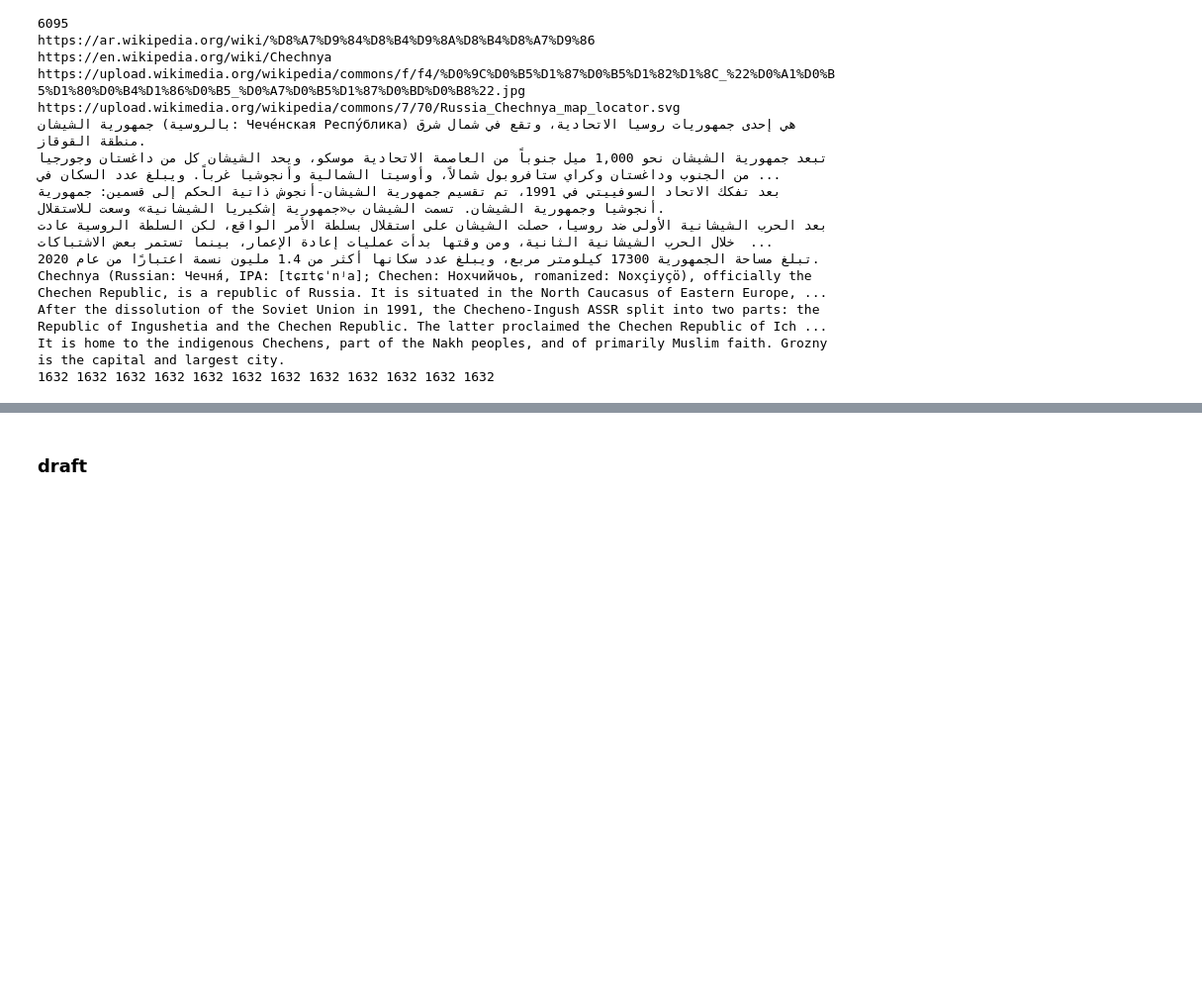
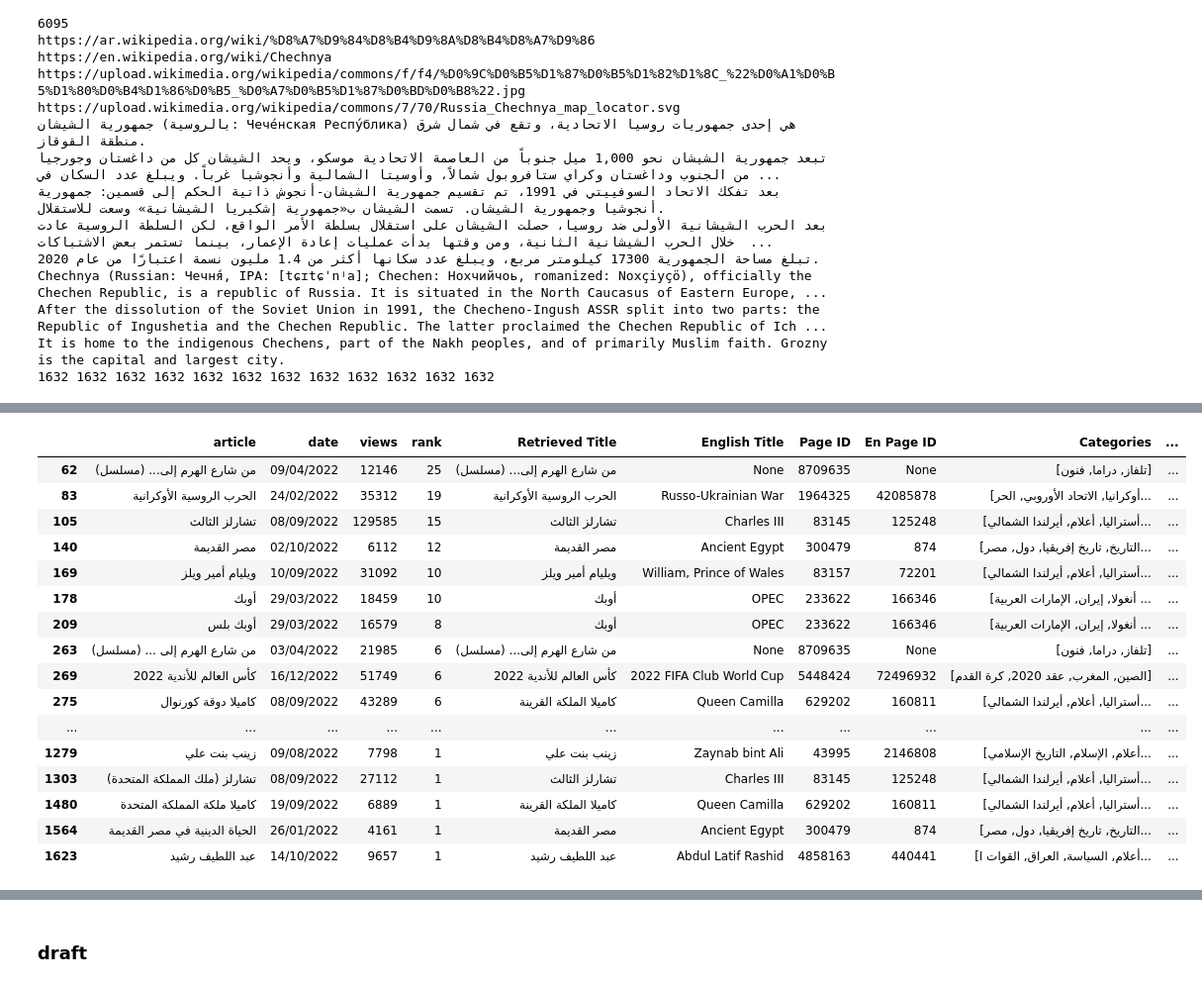
Before and after one commit to ia234/Wikipedia-v2, a Jupyter notebook: W2_Fetch_Wikipedia_Articles_by_Names_Pipeline.ipynb, the cells around one changed output, grey strips where cells are left out. Shown: that part at 99% size. Drawn from its saved outputs; the diff is of its cells as text; code cells hidden in the pictures; blank space fills up the shorter version.

```diff
--- a/W2_Fetch_Wikipedia_Articles_by_Names_Pipeline.ipynb
+++ b/W2_Fetch_Wikipedia_Articles_by_Names_Pipeline.ipynb
@@ -717,0 +698,25 @@ It is home to the indigenous Chechens, part of the Nakh peoples, and of primaril
+# %%
+# Create a dictionary from the lists
+data = {
+    # 'Article Title': top_article_titles_list['article'],
+    'Retrieved Title': retrieved_titles_list,
+    'English Title': en_titles_list,
+
+    'Page ID': page_ids,
+    'En Page ID': en_page_ids,
+
+    'Categories': categories_list,
+
+    'URL': urls_list,
+    'En URL': en_urls_list,
+
+    'Image': image_urls,
+
+    'Summary': summaries_list,
+    'En Summary': en_summaries_list
+}
+
+# Convert the dictionary to a DataFrame
+new_df = pd.DataFrame(data)
+
+new_df
@@ -717,0 +784,10 @@ It is home to the indigenous Chechens, part of the Nakh peoples, and of primaril
+# %%
+# List of columns to exclude
+columns_to_exclude = ['Summary', 'En Summary']
+
+# Select columns except for the ones to exclude
+columns_to_display = [col for col in duplicates_df.columns if col not in columns_to_exclude]
+
+# Print the selected columns
+duplicates_df[columns_to_display]
+# %% [output]
@@ -717,0 +795,17 @@ It is home to the indigenous Chechens, part of the Nakh peoples, and of primaril
+|  | article | date | views | rank | Retrieved Title | English Title | Page ID | En Page ID | Categories | ... |
+| 62 | من شارع الهرم إلى... (مسلسل) | 09/04/2022 | 12146 | 25 | من شارع الهرم إلى... (مسلسل) | None | 8709635 | None | [تلفاز, دراما, فنون] | ... |
+| 83 | الحرب الروسية الأوكرانية | 24/02/2022 | 35312 | 19 | الحرب الروسية الأوكرانية | Russo-Ukrainian War | 1964325 | 42085878 | [أوكرانيا, الاتحاد الأوروبي, الحر... | ... |
+| 105 | تشارلز الثالث | 08/09/2022 | 129585 | 15 | تشارلز الثالث | Charles III | 83145 | 125248 | [أستراليا, أعلام, أيرلندا الشمالي... | ... |
+| 140 | مصر القديمة | 02/10/2022 | 6112 | 12 | مصر القديمة | Ancient Egypt | 300479 | 874 | [التاريخ, تاريخ إفريقيا, دول, مصر... | ... |
+| 169 | ويليام أمير ويلز | 10/09/2022 | 31092 | 10 | ويليام أمير ويلز | William, Prince of Wales | 83157 | 72201 | [أستراليا, أعلام, أيرلندا الشمالي... | ... |
+| 178 | أوبك | 29/03/2022 | 18459 | 10 | أوبك | OPEC | 233622 | 166346 | [أنغولا, إيران, الإمارات العربية ... | ... |
+| 209 | أوبك بلس | 29/03/2022 | 16579 | 8 | أوبك | OPEC | 233622 | 166346 | [أنغولا, إيران, الإمارات العربية ... | ... |
+| 263 | من شارع الهرم إلى ... (مسلسل) | 03/04/2022 | 21985 | 6 | من شارع الهرم إلى... (مسلسل) | None | 8709635 | None | [تلفاز, دراما, فنون] | ... |
+| 269 | كأس العالم للأندية 2022 | 16/12/2022 | 51749 | 6 | كأس العالم للأندية 2022 | 2022 FIFA Club World Cup | 5448424 | 72496932 | [الصين, المغرب, عقد 2020, كرة القدم] | ... |
+| 275 | كاميلا دوقة كورنوال | 08/09/2022 | 43289 | 6 | كاميلا الملكة القرينة | Queen Camilla | 629202 | 160811 | [أستراليا, أعلام, أيرلندا الشمالي... | ... |
+| ... | ... | ... | ... | ... | ... | ... | ... | ... | ... | ... |
+| 1279 | زينب بنت علي | 09/08/2022 | 7798 | 1 | زينب بنت علي | Zaynab bint Ali | 43995 | 2146808 | [أعلام, الإسلام, التاريخ الإسلامي... | ... |
+| 1303 | تشارلز (ملك المملكة المتحدة) | 08/09/2022 | 27112 | 1 | تشارلز الثالث | Charles III | 83145 | 125248 | [أستراليا, أعلام, أيرلندا الشمالي... | ... |
+| 1480 | كاميلا ملكة المملكة المتحدة | 19/09/2022 | 6889 | 1 | كاميلا الملكة القرينة | Queen Camilla | 629202 | 160811 | [أستراليا, أعلام, أيرلندا الشمالي... | ... |
+| 1564 | الحياة الدينية في مصر القديمة | 26/01/2022 | 4161 | 1 | مصر القديمة | Ancient Egypt | 300479 | 874 | [التاريخ, تاريخ إفريقيا, دول, مصر... | ... |
+| 1623 | عبد اللطيف رشيد | 14/10/2022 | 9657 | 1 | عبد اللطيف رشيد | Abdul Latif Rashid | 4858163 | 440441 | [أعلام, السياسة, العراق, القوات ا... | ... |
```
Also changed, not shown: parts of 19 cells of this notebook.
